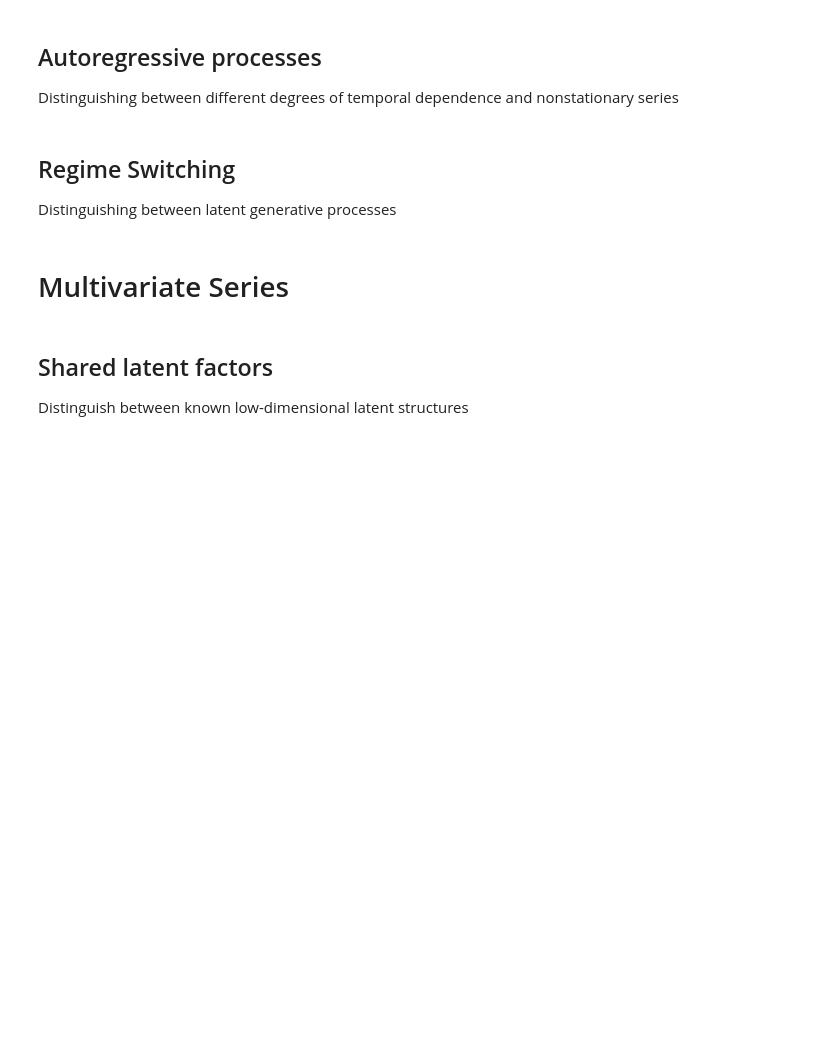
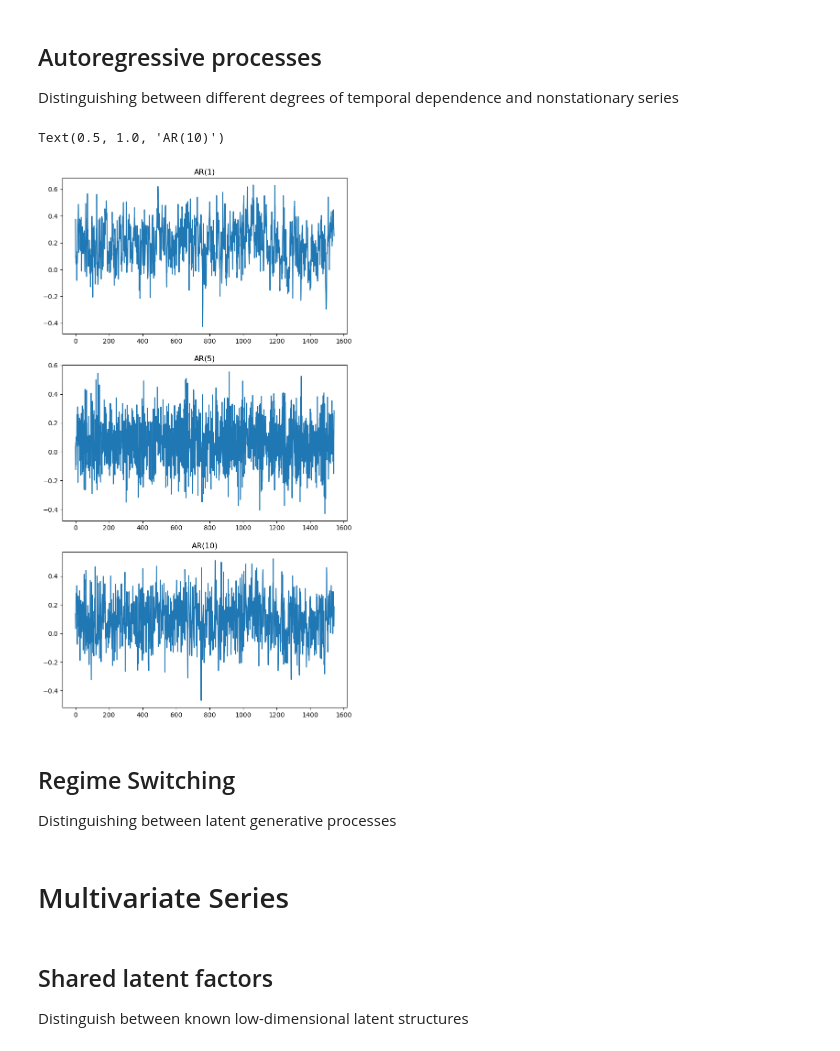
Before and after one commit to haiyan-wang/proto-tsrl, a Jupyter notebook: src/data/synthetic_data_generation.ipynb, the cells around one changed output. Cells and saved outputs as stored; diff of their text form; code cells hidden in the pictures; blank space fills up the shorter version.

```diff
--- a/src/data/synthetic_data_generation.ipynb
+++ b/src/data/synthetic_data_generation.ipynb
@@ -481,6 +502,17 @@ save_dataset("autoregressive.npz", all_series)
 labels = [0]*20000 + [1]*20000 + [2]*20000
 labels = np.asarray(labels)
 np.savetxt('autoregressive_labels.csv', labels, delimiter = ',')
+# %%
+fig, axs = plt.subplots(3, 1, figsize = (8, 15))
+axs[0].plot(ar1[0])
+axs[0].set_title('AR(1)')
+axs[1].plot(ar5[0])
+axs[1].set_title('AR(5)')
+axs[2].plot(ar10[0])
+axs[2].set_title('AR(10)')
+# %% [output]
+Text(0.5, 1.0, 'AR(10)')
+[figure, added]
 # %% [markdown]
 ## Regime Switching
 
```
Also changed, not shown: parts of 1 cell of this notebook, 15 other files.
